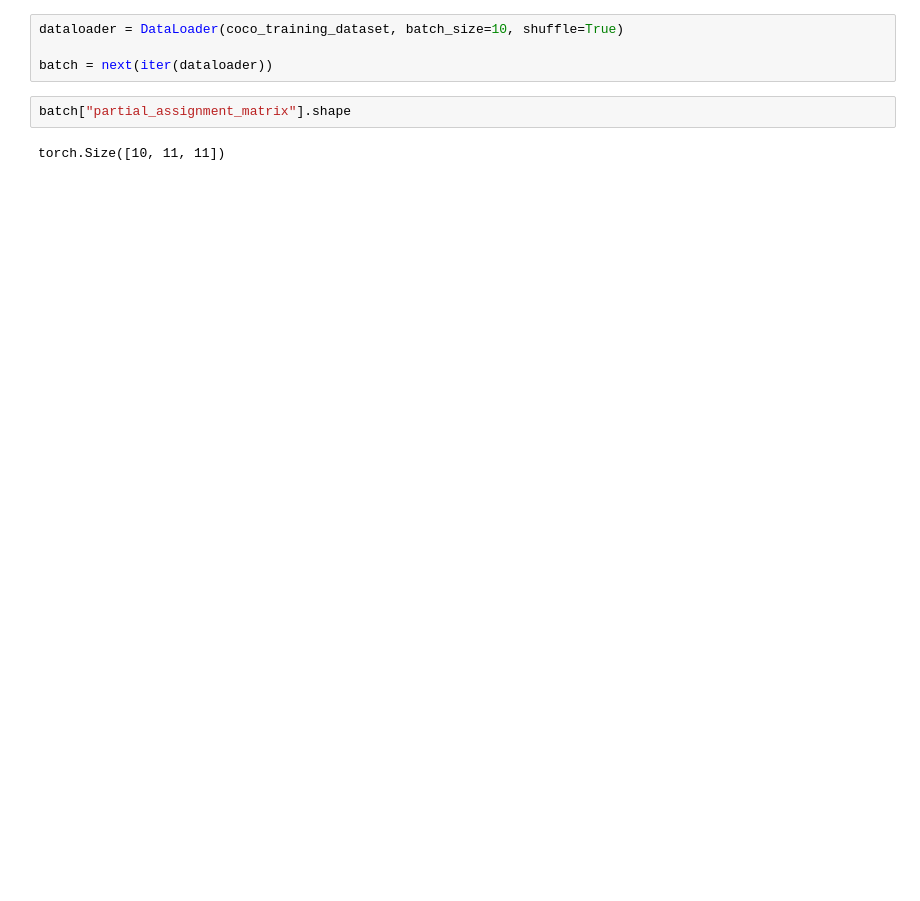
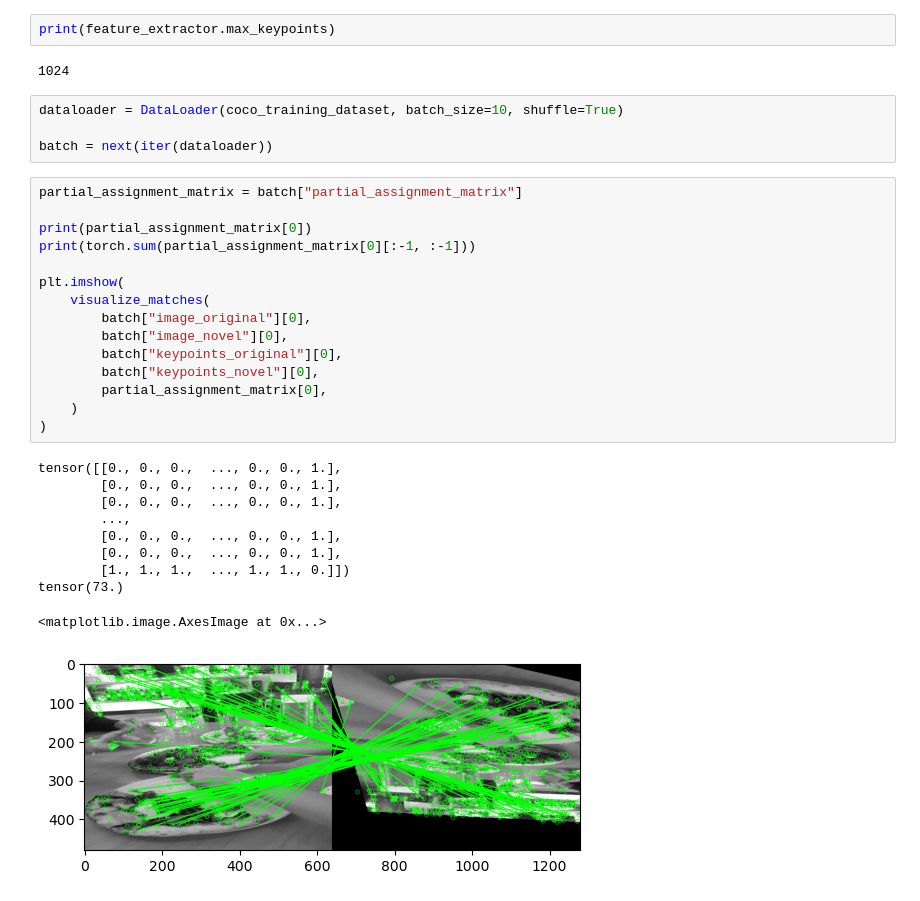
Before and after one commit to ywangmy/comp5222, a Jupyter notebook: dataloader.ipynb, the cells around one changed output. Cells and saved outputs as stored; diff of their text form; blank space fills up the shorter version.

Commit message:
Add random rotation & matching visualization, fix bug

```diff
--- a/dataloader.ipynb
+++ b/dataloader.ipynb
@@ -294,8 +254,34 @@ Loaded SuperPoint model
+# %%
+print(feature_extractor.max_keypoints)
+# %% [output]
+1024
 # %%
 dataloader = DataLoader(coco_training_dataset, batch_size=10, shuffle=True)
 
 batch = next(iter(dataloader))
-# %%
-batch["partial_assignment_matrix"].shape
-# %% [output]
-torch.Size([10, 11, 11])
+# %%
+partial_assignment_matrix = batch["partial_assignment_matrix"]
+
+print(partial_assignment_matrix[0])
+print(torch.sum(partial_assignment_matrix[0][:-1, :-1]))
+
+plt.imshow(
+    visualize_matches(
+        batch["image_original"][0],
+        batch["image_novel"][0],
+        batch["keypoints_original"][0],
+        batch["keypoints_novel"][0],
+        partial_assignment_matrix[0],
+    )
+)
+# %% [output]
+tensor([[0., 0., 0.,  ..., 0., 0., 1.],
+        [0., 0., 0.,  ..., 0., 0., 1.],
+        [0., 0., 0.,  ..., 0., 0., 1.],
+        ...,
+        [0., 0., 0.,  ..., 0., 0., 1.],
+        [0., 0., 0.,  ..., 0., 0., 1.],
+        [1., 1., 1.,  ..., 1., 1., 0.]])
+tensor(73.)
+<matplotlib.image.AxesImage at 0x...>
+[figure, added]
```
Also changed, not shown: parts of 5 cells of this notebook, 5 other files.
